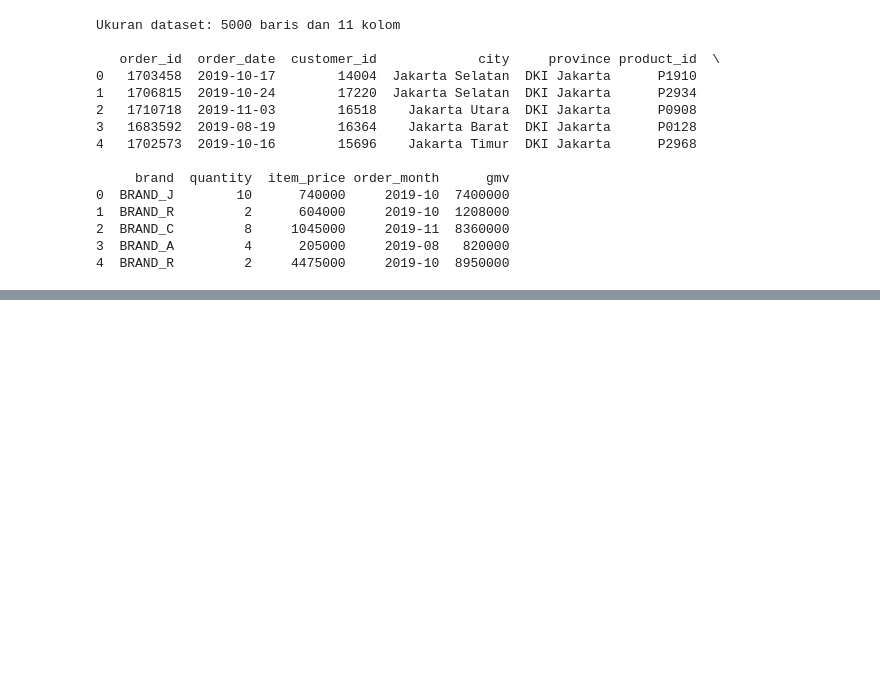
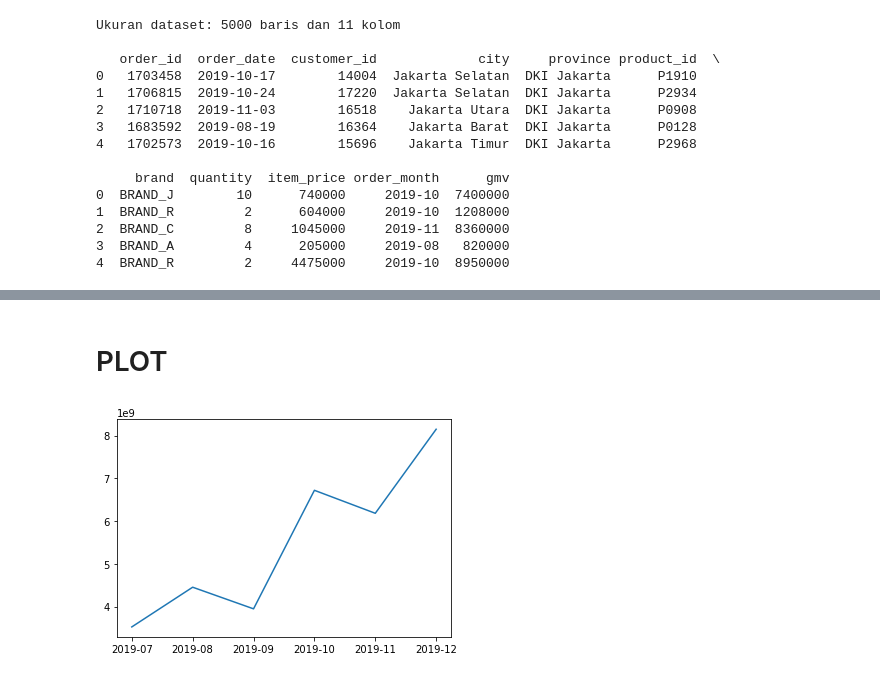
Before and after one commit to Gengsu07/DQLAB, a Jupyter notebook: Data Visualization with Python Matplotlib for Beginner - Part 1.ipynb, the cells around one changed output, grey strips where cells are left out. Drawn from its saved outputs; the diff is of its cells as text; code cells hidden in the pictures; blank space fills up the shorter version.

```diff
--- a/Data Visualization with Python Matplotlib for Beginner - Part 1.ipynb
+++ b/Data Visualization with Python Matplotlib for Beginner - Part 1.ipynb
@@ -110,3 +110,6 @@ Ukuran dataset: 5000 baris dan 11 kolom
 2  BRAND_C         8     1045000     2019-11  8360000
 3  BRAND_A         4      205000     2019-08   820000
 4  BRAND_R         2     4475000     2019-10  8950000
+# %%
+monthly_amount = dataset.groupby('order_month')['gmv'].sum().reset_index()
+print(monthly_amount)
@@ -112,0 +124,2 @@ Ukuran dataset: 5000 baris dan 11 kolom
+# %% [markdown]
+# PLOT
@@ -112,0 +128,5 @@ Ukuran dataset: 5000 baris dan 11 kolom
+# %%
+plt.plot(monthly_amount['order_month'], monthly_amount['gmv'])
+plt.show()
+# %% [output]
+[figure, added]
```
Also changed, not shown: parts of 3 cells of this notebook.
